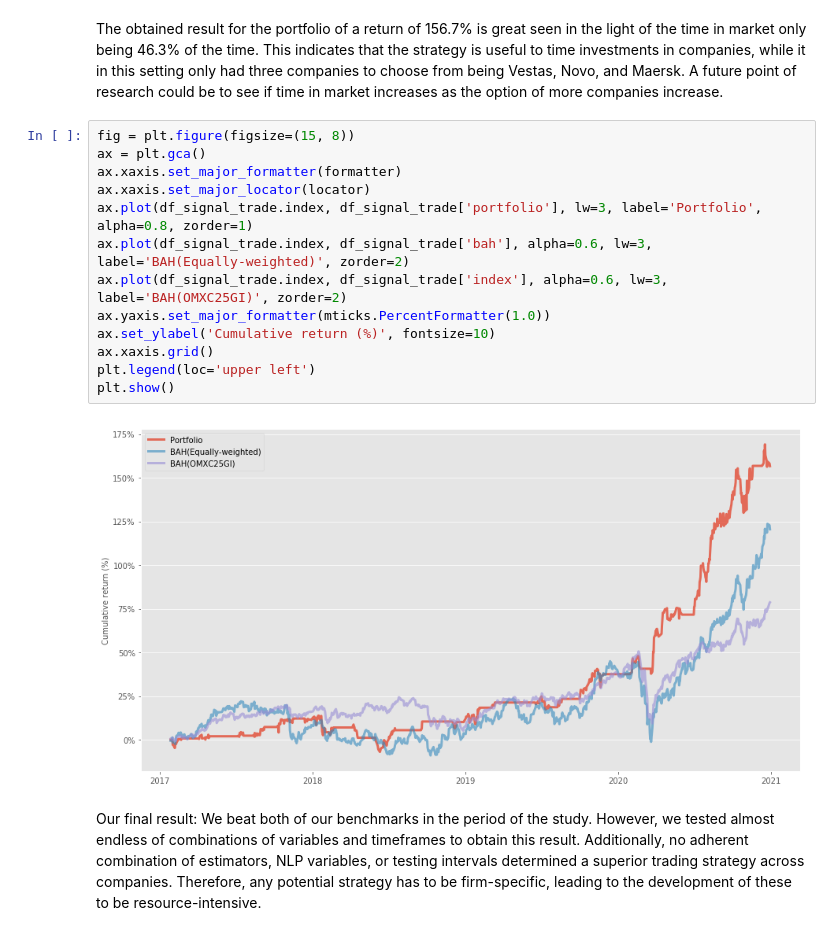
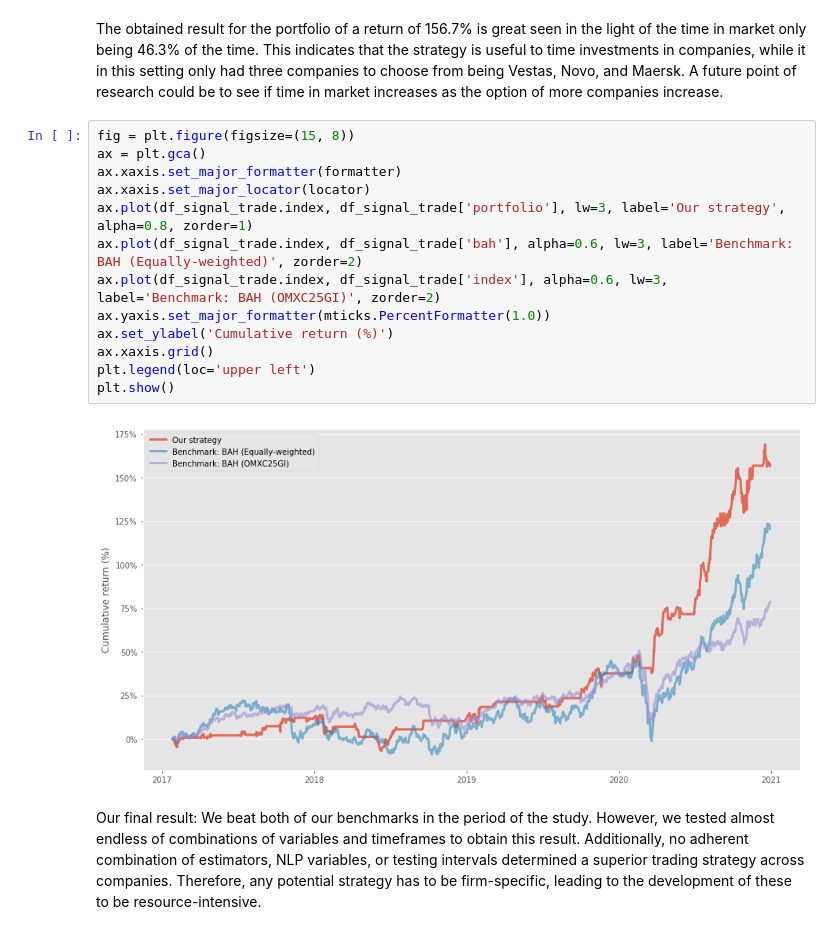
Before and after one commit to patrickiele3/thesis, a Jupyter notebook: news_or_noise.ipynb, the cells around one changed output. Saved outputs shown, nothing was run; the diff lists cells and outputs as text.

```diff
--- a/news_or_noise.ipynb
+++ b/news_or_noise.ipynb
@@ -471,18 +481,18 @@ The obtained result for the portfolio of a return of 156.7% is great seen in the
 # %%
 fig = plt.figure(figsize=(15, 8))
 ax = plt.gca()
 ax.xaxis.set_major_formatter(formatter)
 ax.xaxis.set_major_locator(locator)
-ax.plot(df_signal_trade.index, df_signal_trade['portfolio'], lw=3, label='Portfolio', alpha=0.8, zorder=1)
-ax.plot(df_signal_trade.index, df_signal_trade['bah'], alpha=0.6, lw=3, label='BAH(Equally-weighted)', zorder=2)
-ax.plot(df_signal_trade.index, df_signal_trade['index'], alpha=0.6, lw=3, label='BAH(OMXC25GI)', zorder=2)
+ax.plot(df_signal_trade.index, df_signal_trade['portfolio'], lw=3, label='Our strategy', alpha=0.8, zorder=1)
+ax.plot(df_signal_trade.index, df_signal_trade['bah'], alpha=0.6, lw=3, label='Benchmark: BAH (Equally-weighted)', zorder=2)
+ax.plot(df_signal_trade.index, df_signal_trade['index'], alpha=0.6, lw=3, label='Benchmark: BAH (OMXC25GI)', zorder=2)
 ax.yaxis.set_major_formatter(mticks.PercentFormatter(1.0))
-ax.set_ylabel('Cumulative return (%)', fontsize=10)
+ax.set_ylabel('Cumulative return (%)')
 ax.xaxis.grid()
 plt.legend(loc='upper left')
 plt.show()
 # %% [output]
-[figure, old version]
+[figure, new version]
 # %% [markdown]
 Our final result: We beat both of our benchmarks in the period of the study. However, we tested almost endless of combinations of variables and timeframes to obtain this result. Additionally, no adherent combination of estimators, NLP variables, or testing intervals determined a superior trading strategy across companies. Therefore, any potential strategy has to be firm-specific, leading to the development of these to be resource-intensive.
 # %% [markdown]
```
Also changed, not shown: parts of 11 cells of this notebook.
